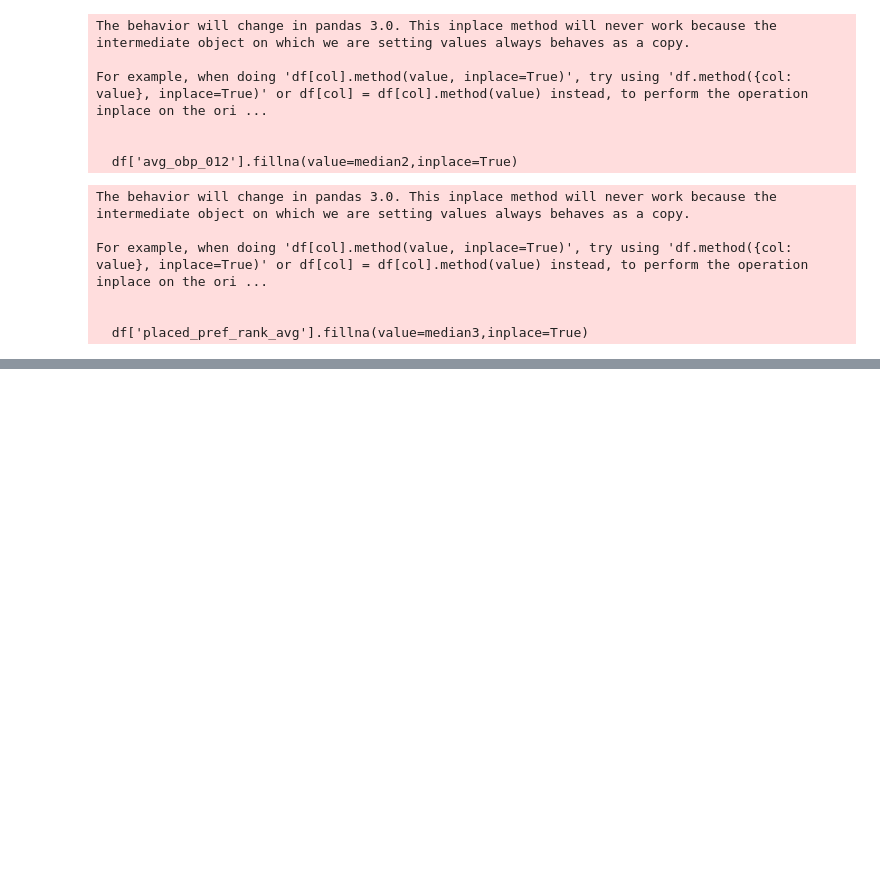
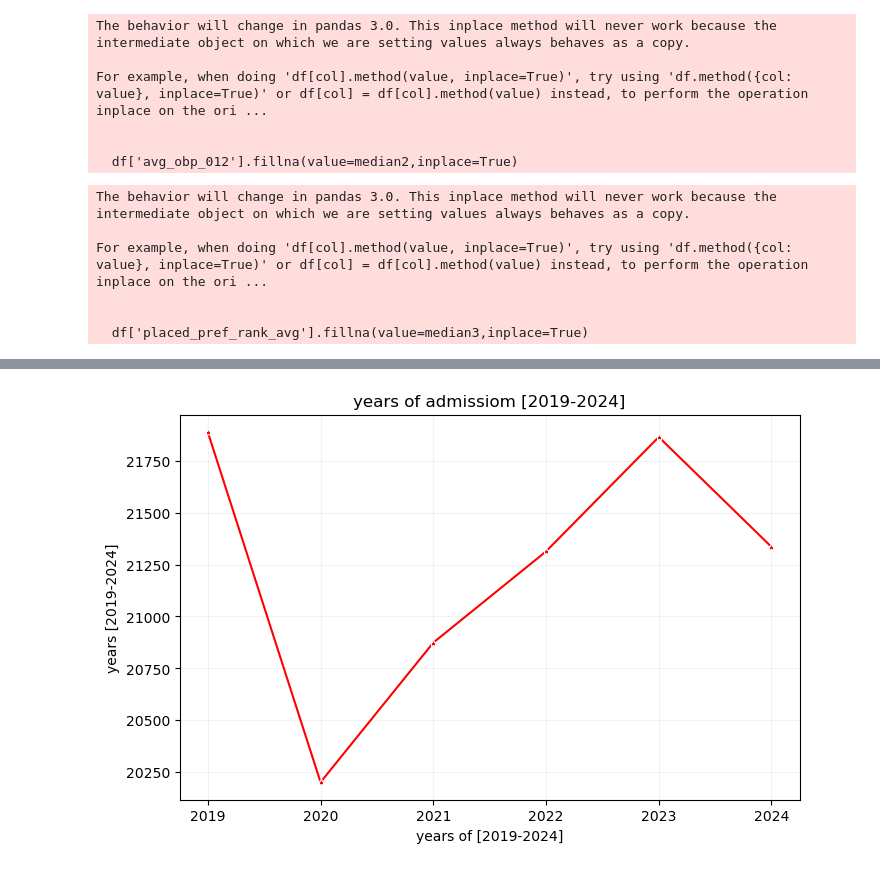
Before and after one commit to nikitagh712-ai/Turkish-Admission-EDA, a Jupyter notebook: eda1.ipynb, the cells around one changed output, grey strips where cells are left out. Drawn from its saved outputs; the diff is of its cells as text; code cells hidden in the pictures; blank space fills up the shorter version.

```diff
--- a/eda1.ipynb
+++ b/eda1.ipynb
@@ -182,4 +180,4 @@ df['faculty_name'].dropna(inplace=True)
 # %%
 mean_a=df['final_score_012'].mean()
 # %%
-df['final_score_012'].fillna(value=mean_a,inplace=True)
+df.fillna({'final_score_012':mean_a},inplace=True)
@@ -223,3 +214,5 @@ For example, when doing 'df[col].method(value, inplace=True)', try using 'df.met
 
 
   df['placed_pref_rank_avg'].fillna(value=median3,inplace=True)
+# %%
+df.dropna(inplace=True)
@@ -225,0 +243,2 @@ For example, when doing 'df[col].method(value, inplace=True)', try using 'df.met
+# %%
+df.drop_duplicates(inplace=True)
@@ -225,0 +267,2 @@ For example, when doing 'df[col].method(value, inplace=True)', try using 'df.met
+# %%
+yoa=df.groupby('year')['year'].size().rename('noa').reset_index()
@@ -225,0 +279,10 @@ For example, when doing 'df[col].method(value, inplace=True)', try using 'df.met
+# %%
+plt.figure(figsize=(8,5))
+sns.lineplot(x=yoa['year'],y=yoa['noa'],color='red',marker="*")
+plt.grid(alpha=0.05, color='black')
+plt.xlabel('years of [2019-2024]')
+plt.ylabel('years [2019-2024]')
+plt.title('years of admissiom [2019-2024]')
+plt.show()
+# %% [output]
+[figure, added]
```
Also changed, not shown: parts of 28 cells of this notebook.
